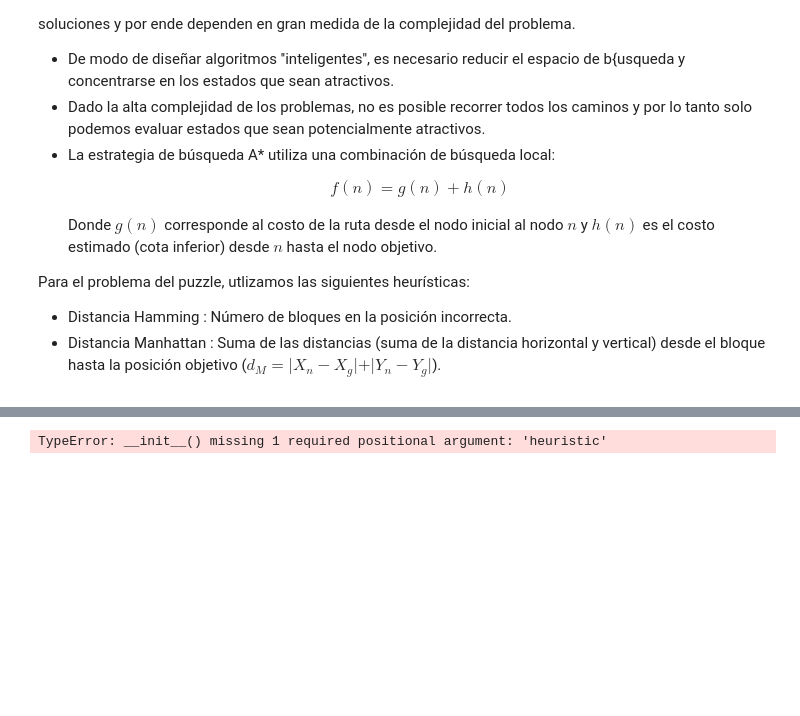
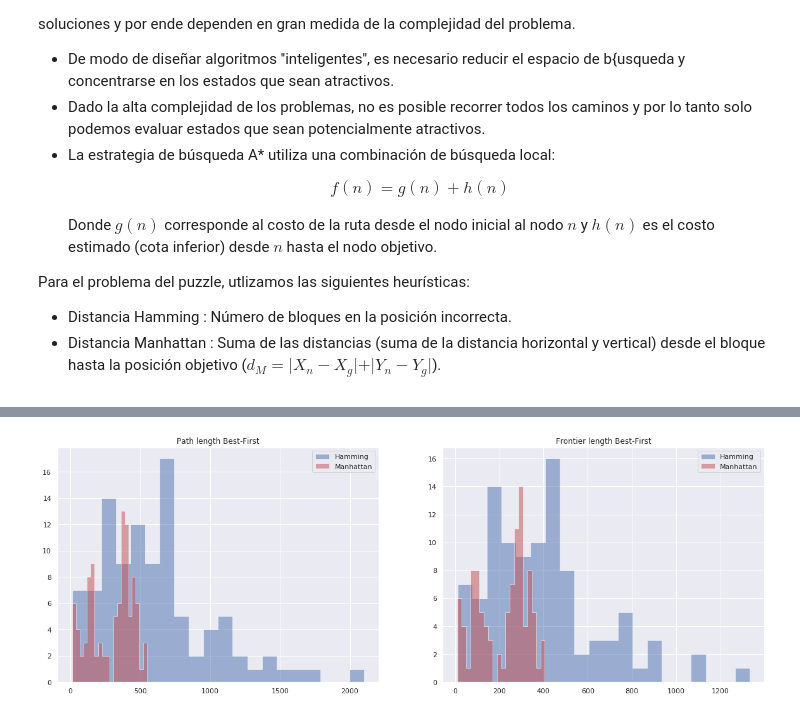
Before and after one commit to sherna90/inteligencia_artificial, a Jupyter notebook: 1.-search_agent.ipynb, the cells around one changed output, grey strips where cells are left out. Saved outputs shown, nothing was run; the diff lists cells and outputs as text; code cells hidden in the pictures; blank space fills up the shorter version.

Commit message:
search

```diff
--- a/1.-search_agent.ipynb
+++ b/1.-search_agent.ipynb
@@ -565,22 +354,0 @@ class bestfirst_puzzle(generic_search_problem):
-# %%
-# nodo inicial y objetivo
-dim=3
-
-goal=puzzle(np.insert(np.arange(1,dim*dim),dim*dim-1,0).reshape(dim,dim),0)
-
-easy_start=puzzle(np.insert(np.arange(1,dim*dim),6,0).reshape(dim,dim),0)
-solver=bestfirst_puzzle(easy_start,hamming)
-solver_tree,k,h=solver.search(goal)
-path=get_path(solver_tree,goal)
-
-for p in path:
-    print(p.state,hamming(p,goal))
-    print('---------------')
-print('frontier : {0}, visited : {1}'.format(k,h))
-
-#while True:
-#    random_start=puzzle(np.random.permutation(np.arange(dim*dim)).reshape((dim,dim)),0)
-#    if random_start.solvable():
-#        break
-#solver_tree,k,h=solver.search(goal)
-#path=get_path(solver_tree,goal)
@@ -601,0 +410,11 @@ TypeError: search() takes 2 positional arguments but 3 were given
+# %%
+solver=bestfirst_puzzle(random_start,hamming)
+bf_tree,k,h=solver.search(goal)
+path=get_path(bf_tree,goal)
+
+for p in path:
+    print(p.state,p.level)
+    print('---------------')
+print('frontier : {0}, visited : {1}'.format(k,h))
+
+print('Best-First memoria : {0:.2f} [kB]'.format(sys.getsizeof(bf_tree)/1024))
@@ -602,38 +439,40 @@ TypeError: search() takes 2 positional arguments but 3 were given
 # %%
+import matplotlib.pyplot as plt
 import seaborn as sns
 sns.set(style="darkgrid")
 
 hamming_path=[]
 hamming_frontier=[]
 manhattan_path=[]
 manhattan_frontier=[]
-solver1=bestfirst_puzzle(hamming)
-solver2=bestfirst_puzzle(manhattan)
 
-for i in range(200):
+
+for i in range(100):
     while True:
         random_start=puzzle(np.random.permutation(np.arange(dim*dim)).reshape((dim,dim)),0)
         if random_start.solvable() : break
-    p1,i,j=solver1.search(random_start,goal)
-    p2,k,h=solver2.search(random_start,goal)
+    solver1=bestfirst_puzzle(random_start,hamming)
+    solver2=bestfirst_puzzle(random_start,manhattan)
+    p1,i,j=solver1.search(goal)
+    p2,k,h=solver2.search(goal)
     hamming_path.append(j)
     hamming_frontier.append(i)
     manhattan_path.append(h)
     manhattan_frontier.append(k)
 
 
 plt.figure(figsize=(20,15))
 plt.plot([1,2,3])
 plt.subplot(221)
 plt.hist(hamming_path,bins=20 , histtype='stepfilled', color='b', alpha=0.5, label='Hamming')
 plt.hist(manhattan_path,bins=20, histtype='stepfilled',  color='r', alpha=0.5, label='Manhattan')
 plt.title("Path length Best-First")
 plt.legend()
 plt.subplot(222)
 plt.hist(hamming_frontier,bins=20, histtype='stepfilled',  color='b', alpha=0.5, label='Hamming')
 plt.hist(manhattan_frontier,bins=20, histtype='stepfilled', color='r', alpha=0.5, label='Manhattan')
 plt.title("Frontier length Best-First")
 plt.legend()
 plt.show()
 # %% [output]
-TypeError: __init__() missing 1 required positional argument: 'heuristic'
+[figure, added]
```
Also changed, not shown: parts of 25 cells of this notebook.
